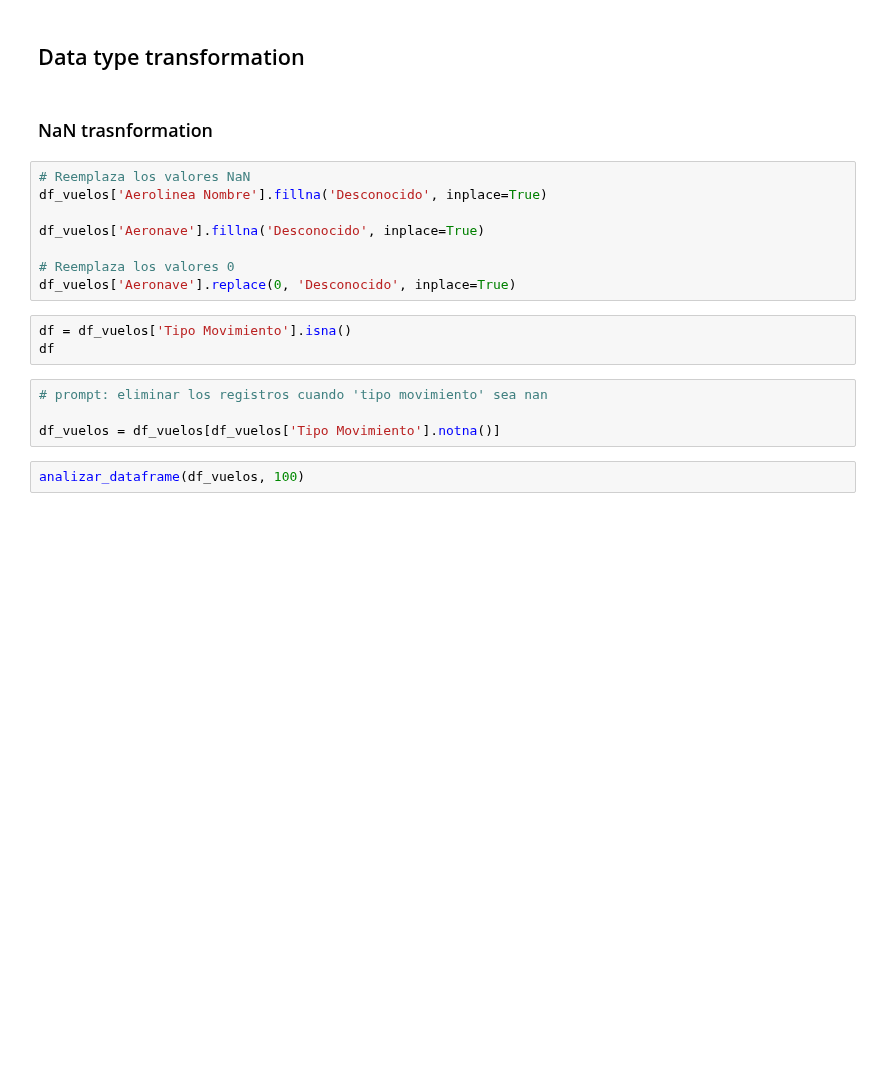
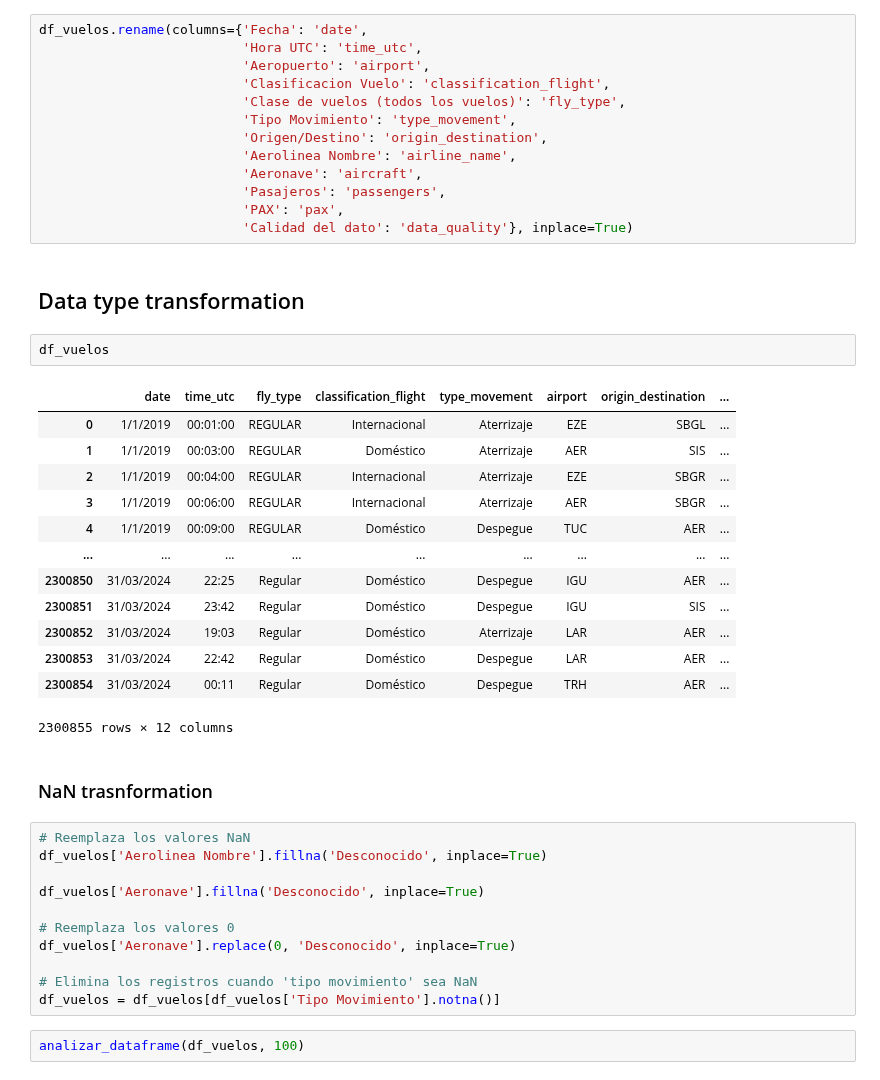
Before and after one commit to omanofx/portfolio, a Jupyter notebook: vuelos_anac/vuelos_anac_arg.ipynb, the cells around one changed output. Drawn from its saved outputs; the diff is of its cells as text; blank space fills up the shorter version.

```diff
--- a/vuelos_anac/vuelos_anac_arg.ipynb
+++ b/vuelos_anac/vuelos_anac_arg.ipynb
@@ -442,5 +461,34 @@ df_vuelos = df_vuelos_raw.copy()
+# %%
+df_vuelos.rename(columns={'Fecha': 'date',
+                          'Hora UTC': 'time_utc',
+                          'Aeropuerto': 'airport',
+                          'Clasificacion Vuelo': 'classification_flight',
+                          'Clase de vuelos (todos los vuelos)': 'fly_type',
+                          'Tipo Movimiento': 'type_movement',
+                          'Origen/Destino': 'origin_destination',
+                          'Aerolinea Nombre': 'airline_name',
+                          'Aeronave': 'aircraft',
+                          'Pasajeros': 'passengers',
+                          'PAX': 'pax',
+                          'Calidad del dato': 'data_quality'}, inplace=True)
 # %% [markdown]
 ## Data type transformation
+# %%
+df_vuelos
+# %% [output]
+|  | date | time_utc | fly_type | classification_flight | type_movement | airport | origin_destination | ... |
+| 0 | 1/1/2019 | 00:01:00 | REGULAR | Internacional | Aterrizaje | EZE | SBGL | ... |
+| 1 | 1/1/2019 | 00:03:00 | REGULAR | Doméstico | Aterrizaje | AER | SIS | ... |
+| 2 | 1/1/2019 | 00:04:00 | REGULAR | Internacional | Aterrizaje | EZE | SBGR | ... |
+| 3 | 1/1/2019 | 00:06:00 | REGULAR | Internacional | Aterrizaje | AER | SBGR | ... |
+| 4 | 1/1/2019 | 00:09:00 | REGULAR | Doméstico | Despegue | TUC | AER | ... |
+| ... | ... | ... | ... | ... | ... | ... | ... | ... |
+| 2300850 | 31/03/2024 | 22:25 | Regular | Doméstico | Despegue | IGU | AER | ... |
+| 2300851 | 31/03/2024 | 23:42 | Regular | Doméstico | Despegue | IGU | SIS | ... |
+| 2300852 | 31/03/2024 | 19:03 | Regular | Doméstico | Aterrizaje | LAR | AER | ... |
+| 2300853 | 31/03/2024 | 22:42 | Regular | Doméstico | Despegue | LAR | AER | ... |
+| 2300854 | 31/03/2024 | 00:11 | Regular | Doméstico | Despegue | TRH | AER | ... |
+2300855 rows × 12 columns
 # %% [markdown]
 ### NaN trasnformation
 # %%
@@ -451,13 +499,9 @@ df_vuelos['Aeronave'].fillna('Desconocido', inplace=True)
 
 # Reemplaza los valores 0
 df_vuelos['Aeronave'].replace(0, 'Desconocido', inplace=True)
+
+# Elimina los registros cuando 'tipo movimiento' sea NaN
+df_vuelos = df_vuelos[df_vuelos['Tipo Movimiento'].notna()]
-# %%
-df = df_vuelos['Tipo Movimiento'].isna()
-df
-# %%
-# prompt: eliminar los registros cuando 'tipo movimiento' sea nan
-
-df_vuelos = df_vuelos[df_vuelos['Tipo Movimiento'].notna()]
 # %%
 analizar_dataframe(df_vuelos, 100)
 # %% [output]
```
Also changed, not shown: parts of 6 cells of this notebook.
